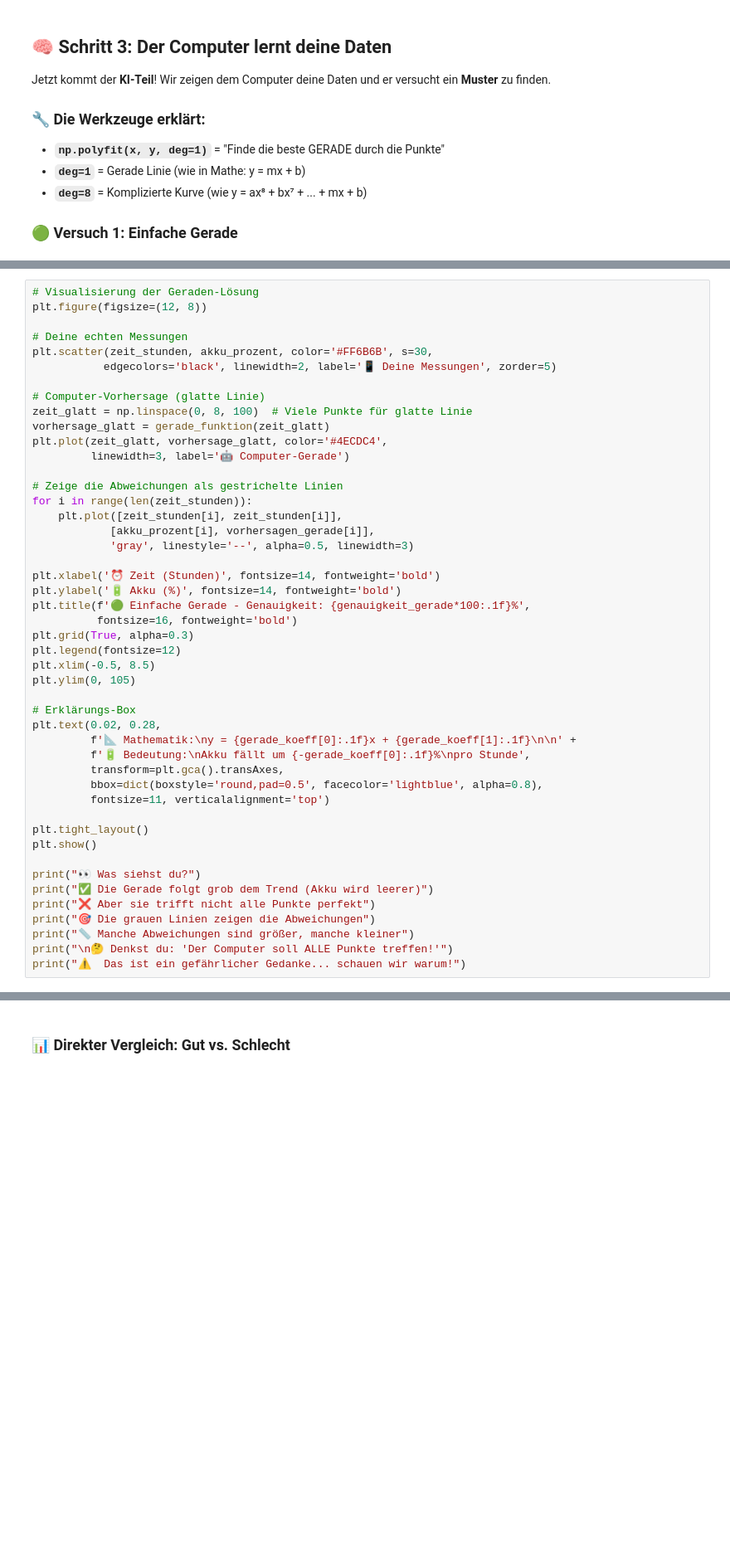
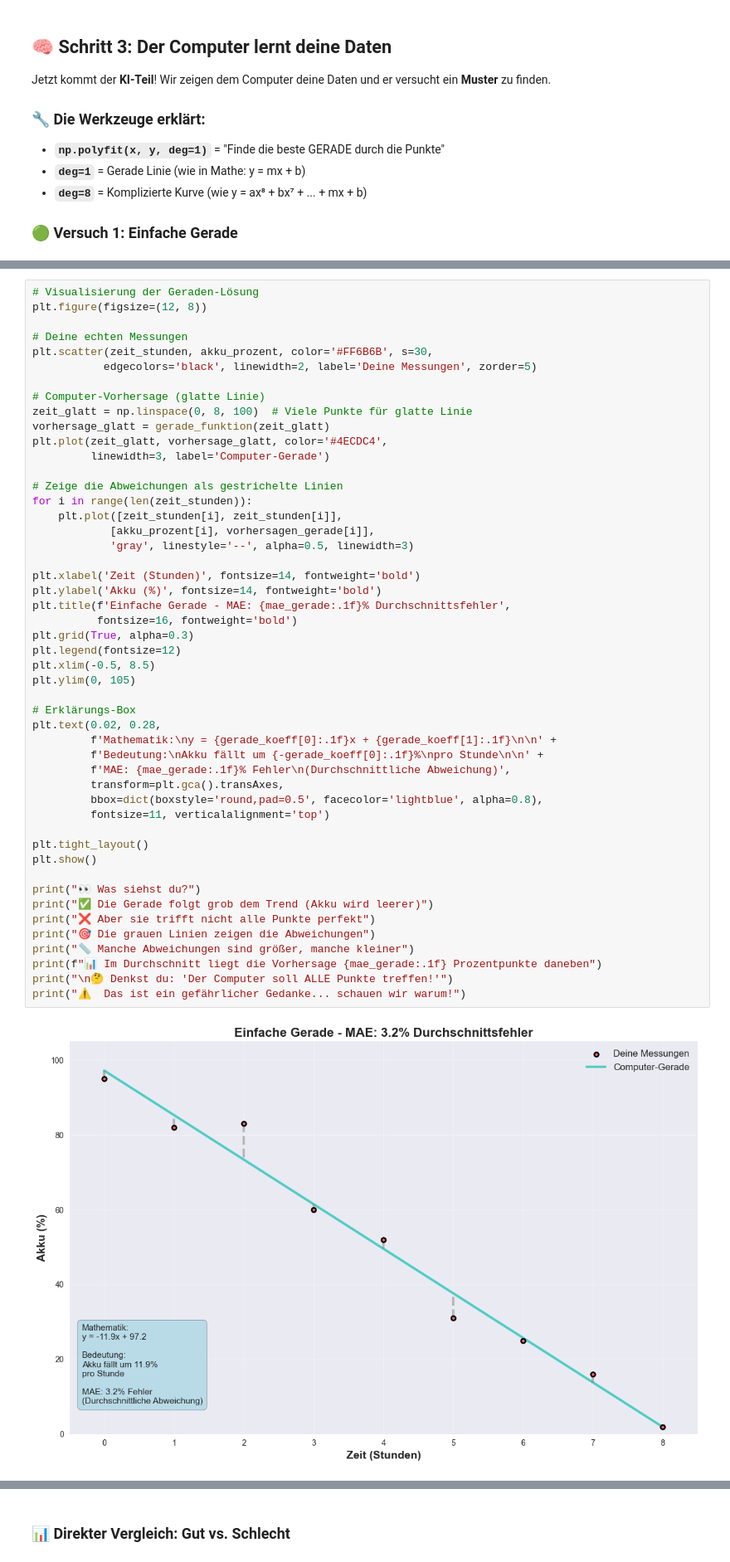
Before and after one commit to klar74/WS2025_lecture, a Jupyter notebook: Vorlesung_08/handy_entladung_polynomfit.ipynb, the cells around one changed output, grey strips where cells are left out. Shown at 83% size. Cells and saved outputs as stored; diff of their text form; blank space fills up the shorter version.

```diff
--- a/Vorlesung_08/handy_entladung_polynomfit.ipynb
+++ b/Vorlesung_08/handy_entladung_polynomfit.ipynb
@@ -167,44 +231,48 @@ plt.figure(figsize=(12, 8))
 
 # Deine echten Messungen
 plt.scatter(zeit_stunden, akku_prozent, color='#FF6B6B', s=30,
-           edgecolors='black', linewidth=2, label='📱 Deine Messungen', zorder=5)
+           edgecolors='black', linewidth=2, label='Deine Messungen', zorder=5)
 
 # Computer-Vorhersage (glatte Linie)
 zeit_glatt = np.linspace(0, 8, 100)  # Viele Punkte für glatte Linie
 vorhersage_glatt = gerade_funktion(zeit_glatt)
 plt.plot(zeit_glatt, vorhersage_glatt, color='#4ECDC4',
-         linewidth=3, label='🤖 Computer-Gerade')
+         linewidth=3, label='Computer-Gerade')
 
 # Zeige die Abweichungen als gestrichelte Linien
 for i in range(len(zeit_stunden)):
     plt.plot([zeit_stunden[i], zeit_stunden[i]],
             [akku_prozent[i], vorhersagen_gerade[i]],
             'gray', linestyle='--', alpha=0.5, linewidth=3)
 
-plt.xlabel('⏰ Zeit (Stunden)', fontsize=14, fontweight='bold')
-plt.ylabel('🔋 Akku (%)', fontsize=14, fontweight='bold')
-plt.title(f'🟢 Einfache Gerade - Genauigkeit: {genauigkeit_gerade*100:.1f}%',
+plt.xlabel('Zeit (Stunden)', fontsize=14, fontweight='bold')
+plt.ylabel('Akku (%)', fontsize=14, fontweight='bold')
+plt.title(f'Einfache Gerade - MAE: {mae_gerade:.1f}% Durchschnittsfehler',
           fontsize=16, fontweight='bold')
 plt.grid(True, alpha=0.3)
 plt.legend(fontsize=12)
 plt.xlim(-0.5, 8.5)
 plt.ylim(0, 105)
 
 # Erklärungs-Box
 plt.text(0.02, 0.28,
-         f'📐 Mathematik:\ny = {gerade_koeff[0]:.1f}x + {gerade_koeff[1]:.1f}\n\n' +
-         f'🔋 Bedeutung:\nAkku fällt um {-gerade_koeff[0]:.1f}%\npro Stunde',
+         f'Mathematik:\ny = {gerade_koeff[0]:.1f}x + {gerade_koeff[1]:.1f}\n\n' +
+         f'Bedeutung:\nAkku fällt um {-gerade_koeff[0]:.1f}%\npro Stunde\n\n' +
+         f'MAE: {mae_gerade:.1f}% Fehler\n(Durchschnittliche Abweichung)',
          transform=plt.gca().transAxes,
          bbox=dict(boxstyle='round,pad=0.5', facecolor='lightblue', alpha=0.8),
          fontsize=11, verticalalignment='top')
 
 plt.tight_layout()
 plt.show()
 
 print("👀 Was siehst du?")
 print("✅ Die Gerade folgt grob dem Trend (Akku wird leerer)")
 print("❌ Aber sie trifft nicht alle Punkte perfekt")
 print("🎯 Die grauen Linien zeigen die Abweichungen")
 print("📏 Manche Abweichungen sind größer, manche kleiner")
+print(f"📊 Im Durchschnitt liegt die Vorhersage {mae_gerade:.1f} Prozentpunkte daneben")
 print("\n🤔 Denkst du: 'Der Computer soll ALLE Punkte treffen!'")
 print("⚠️  Das ist ein gefährlicher Gedanke... schauen wir warum!")
+# %% [output]
+[figure, added]
```
Also changed, not shown: parts of 20 cells of this notebook, 2 other files.
